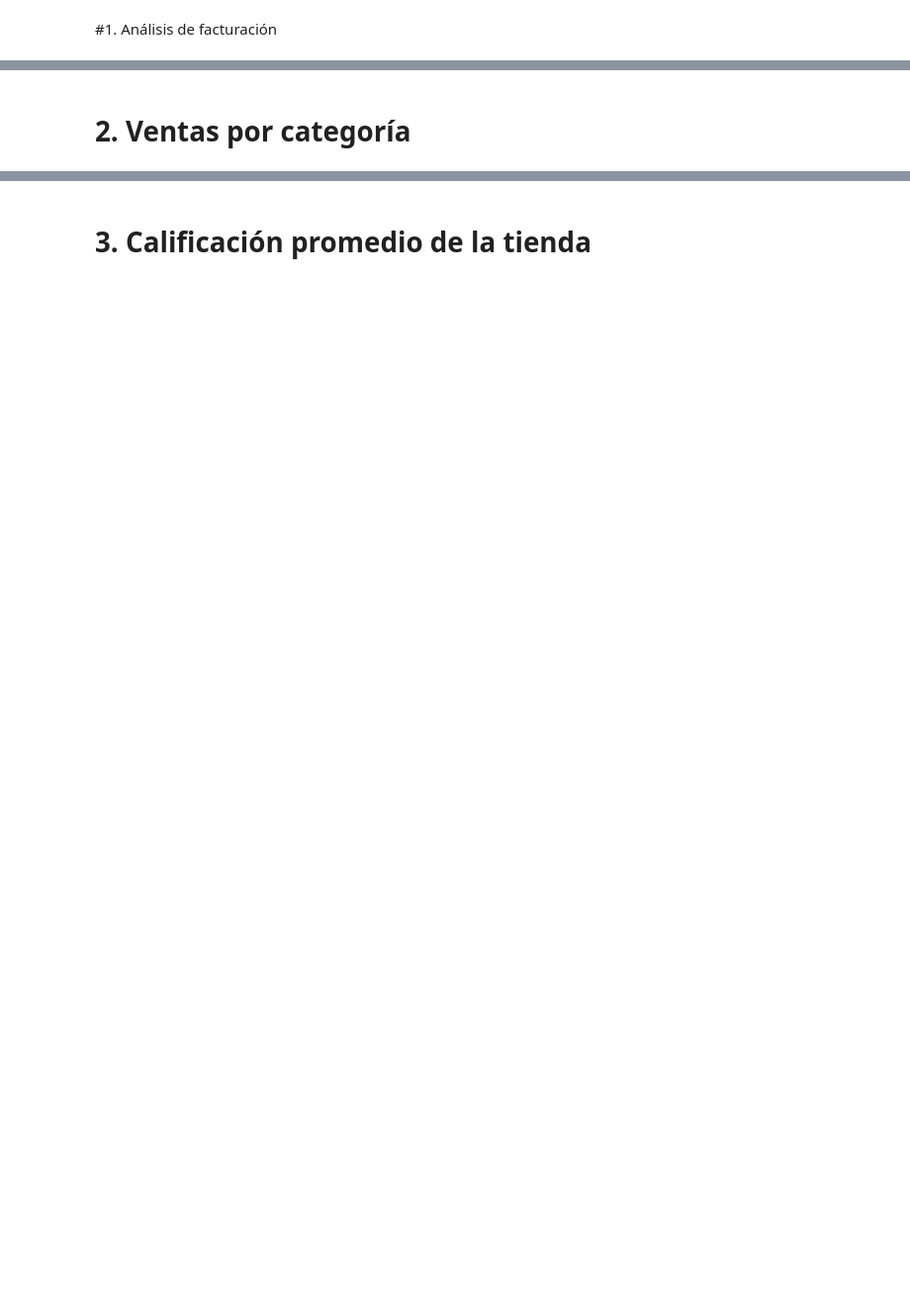
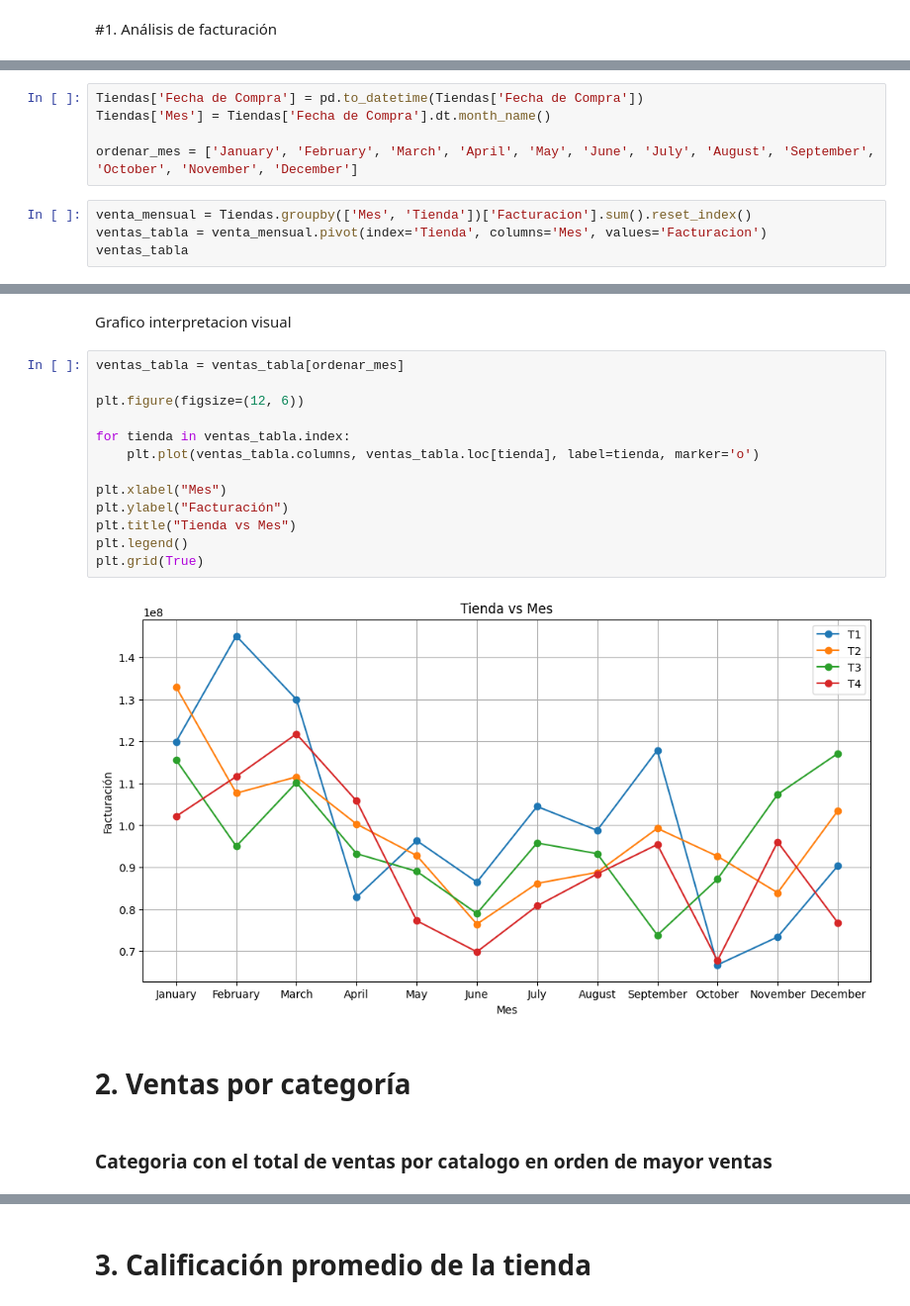
Before and after one commit to JosefRivers-Dev/Data-Science_Alura-Store_Oracle-LATAM, a Jupyter notebook: AluraStoreLatam.ipynb, the cells around one changed output, grey strips where cells are left out. Shown at 99% size. Drawn from its saved outputs; the diff is of its cells as text; blank space fills up the shorter version.

```diff
--- a/AluraStoreLatam.ipynb
+++ b/AluraStoreLatam.ipynb
@@ -49,0 +177,9 @@ tienda.head()
+# %%
+Tiendas['Fecha de Compra'] = pd.to_datetime(Tiendas['Fecha de Compra'])
+Tiendas['Mes'] = Tiendas['Fecha de Compra'].dt.month_name()
+
+ordenar_mes = ['January', 'February', 'March', 'April', 'May', 'June', 'July', 'August', 'September', 'October', 'November', 'December']
+# %%
+venta_mensual = Tiendas.groupby(['Mes', 'Tienda'])['Facturacion'].sum().reset_index()
+ventas_tabla = venta_mensual.pivot(index='Tienda', columns='Mes', values='Facturacion')
+ventas_tabla
@@ -50,2 +193,21 @@ tienda.head()
+# %% [markdown]
+Grafico interpretacion visual
+# %%
+ventas_tabla = ventas_tabla[ordenar_mes]
+
+plt.figure(figsize=(12, 6))
+
+for tienda in ventas_tabla.index:
+    plt.plot(ventas_tabla.columns, ventas_tabla.loc[tienda], label=tienda, marker='o')
+
+plt.xlabel("Mes")
+plt.ylabel("Facturación")
+plt.title("Tienda vs Mes")
+plt.legend()
+plt.grid(True)
+# %% [output]
+[figure, added]
 # %% [markdown]
 # 2. Ventas por categoría
+# %% [markdown]
+### Categoria con el total de ventas por catalogo en orden de mayor ventas
```
Also changed, not shown: parts of 51 cells of this notebook.
